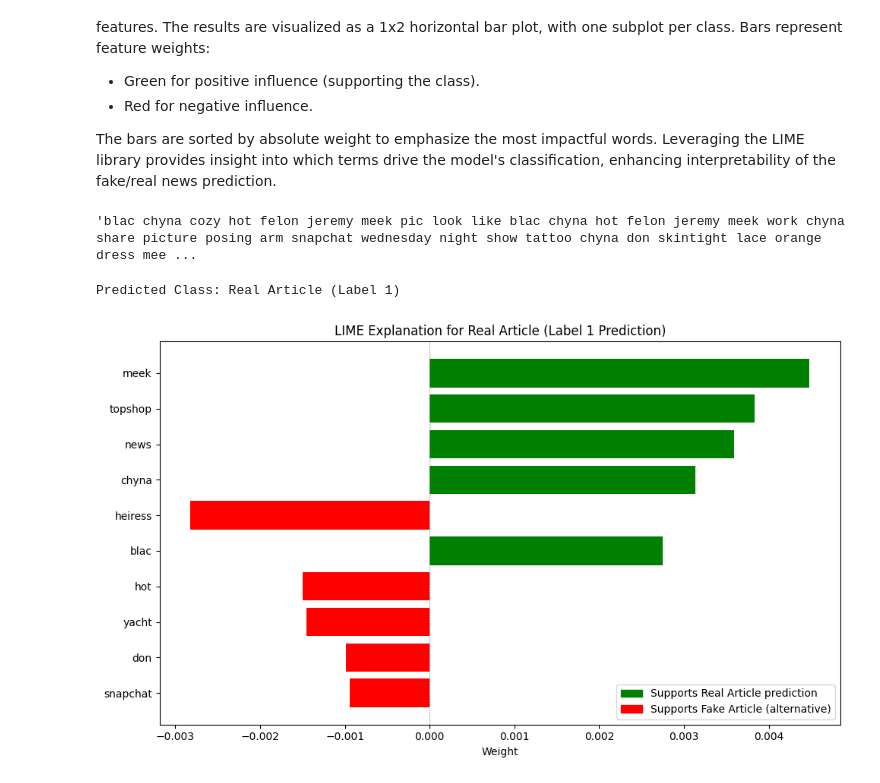
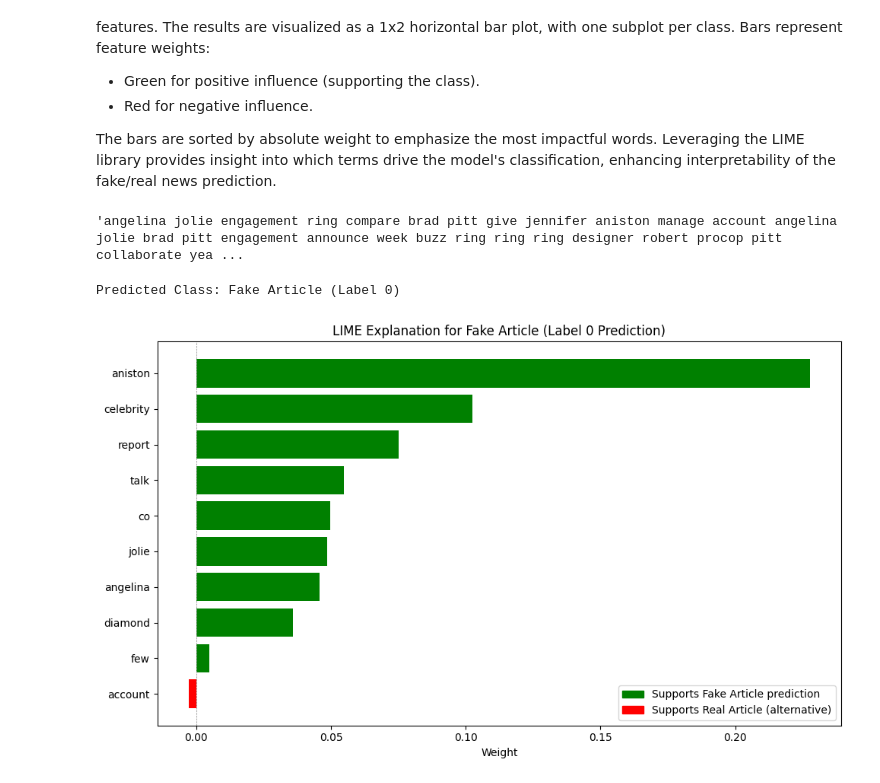
Before and after one commit to mwakad/Fake-News-Detection-, a Jupyter notebook: index.ipynb, the cells around one changed output. Cells and saved outputs as stored; diff of their text form; code cells hidden in the pictures.

```diff
--- a/index.ipynb
+++ b/index.ipynb
@@ -128,0 +125,3 @@ data.head()
+# %%
+data = pd.read_csv("/kaggle/input/fake-news-detection/data.csv")
+data.head()
@@ -166,10 +171,6 @@ memory usage: 708.6+ KB
 # %% [markdown]
 ### 2.2 Feature Engineering
 # %%
-# Engineer the domain feature
-from urllib.parse import urlparse
-data['domain'] = data['news_url'].apply(lambda x: urlparse(x).netloc if isinstance(x, str) and urlparse(x).netloc else 'missing')
-
 # Engineer the article feature
 data['article'] = data['title'] + " " + data['extracted_article_text']
 
@@ -1571,12 +1534,12 @@ The LIME explainer is initialized with class names 'real' and 'fake', enabling l
 The bars are sorted by absolute weight to emphasize the most impactful words. Leveraging the LIME library provides insight into which terms drive the model's classification, enhancing interpretability of the fake/real news prediction.
 # %%
 # Preview a random sample
-data.iloc[99, 10]
+data.iloc[99, 8]
 # %% [output]
-'blac chyna cozy hot felon jeremy meek pic look like blac chyna hot felon jeremy meek work chyna share picture posing arm snapchat wednesday night show tattoo chyna don skintight lace orange dress mee ...
+'angelina jolie engagement ring compare brad pitt give jennifer aniston manage account angelina jolie brad pitt engagement announce week buzz ring ring ring designer robert procop pitt collaborate yea ...
 # %%
 # Load the fine-tuned model and tokenizer
-model_path = "/kaggle/input/roberta_smote/transformers/default/1/roberta_model"
+model_path = "/kaggle/working/roberta_models_tuned/roberta_rus"
 tokenizer = RobertaTokenizerFast.from_pretrained(model_path)
 model = RobertaForSequenceClassification.from_pretrained(model_path)
 model.eval()
@@ -1594,7 +1557,7 @@ class_names = ['Fake Article', 'Real Article']
 explainer = LimeTextExplainer(class_names=class_names)
 
 # Choose an article to explain
-sample_text = data.iloc[99, 10]
+sample_text = data.iloc[99, 8]
 
 # Get prediction
 probas = predictor([sample_text])
@@ -1613,35 +1576,35 @@ explanation = explainer.explain_instance(
 features = explanation.as_list(label=predicted_label)
 features_sorted = sorted(features, key=lambda x: abs(x[1]), reverse=True)
 features, weights = zip(*features_sorted[:10])
 print(f"Predicted Class: {predicted_class_name} (Label {predicted_label})")
 
 # Plot a horizontal bar plot to visualize top-10 important features
 y_pos = np.arange(len(features))
 colors = ['green' if w > 0 else 'red' for w in weights]
 plt.figure(figsize=(10, 6))
 plt.barh(y_pos, weights, align='center', color=colors)
 plt.yticks(y_pos, features)
 plt.gca().invert_yaxis()
 plt.xlabel('Weight')
 plt.axvline(x=0, color='gray', linestyle='--', linewidth=0.5)
 plt.title(f"LIME Explanation for {predicted_class_name} (Label {predicted_label} Prediction)")
 
 # Define legend patches
 if predicted_label == 0:
     green_label = "Supports Fake Article prediction"
     red_label = "Supports Real Article (alternative)"
 else:
     green_label = "Supports Real Article prediction"
     red_label = "Supports Fake Article (alternative)"
 green_patch = mpatches.Patch(color='green', label=green_label)
 red_patch = mpatches.Patch(color='red', label=red_label)
 plt.legend(handles=[green_patch, red_patch], loc='lower right')
 plt.tight_layout()
 plt.savefig('./images/lime_explanation_barplot.png', dpi=300, bbox_inches='tight')
 plt.show()
 # %% [output]
-Predicted Class: Real Article (Label 1)
+Predicted Class: Fake Article (Label 0)
-[figure, old version]
+[figure, new version]
 # %% [markdown]
 ## 5. Deployment
 ### **Objective 5:** Deploy selected model using FastAPI and Streamlit
```
Also changed, not shown: parts of 48 cells of this notebook.
